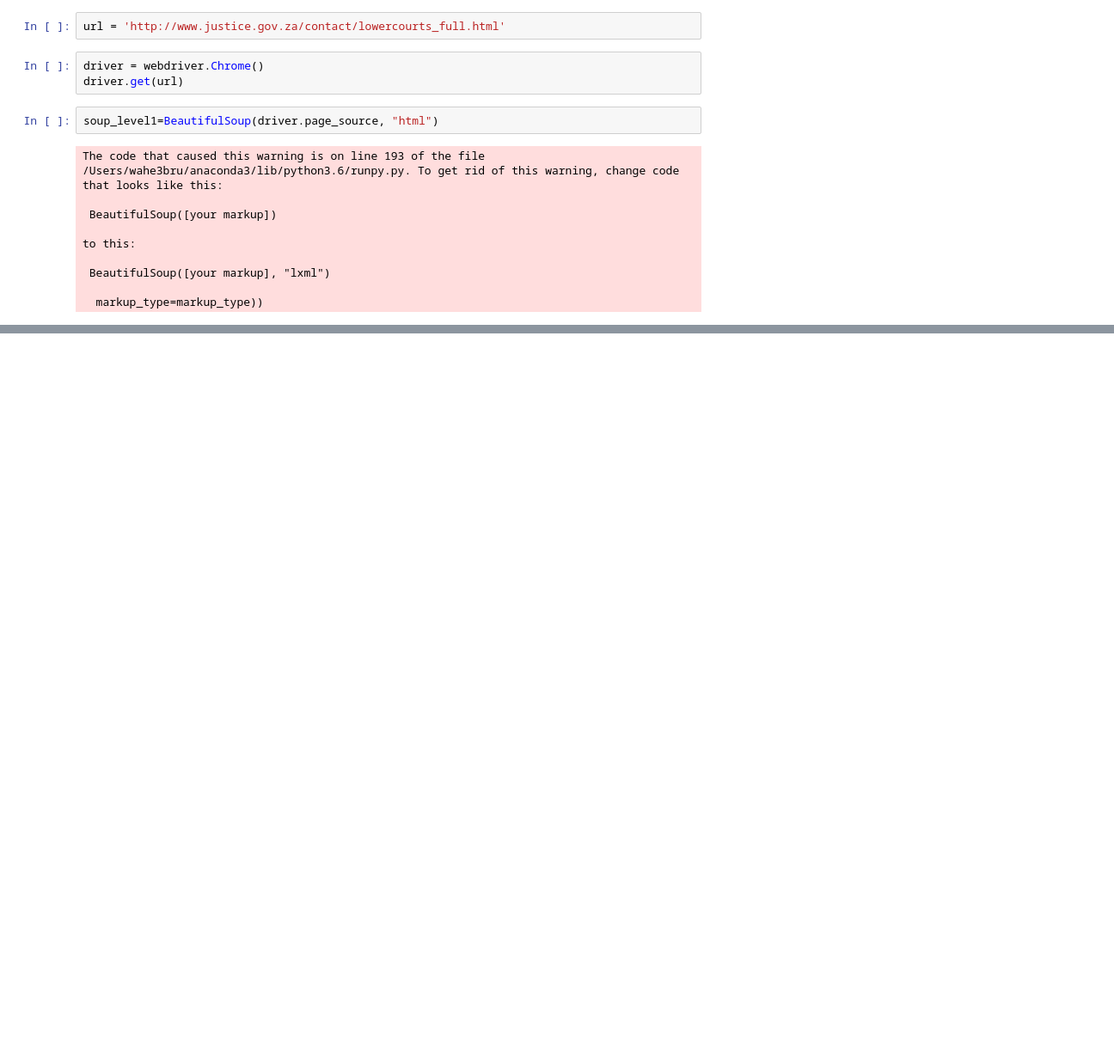
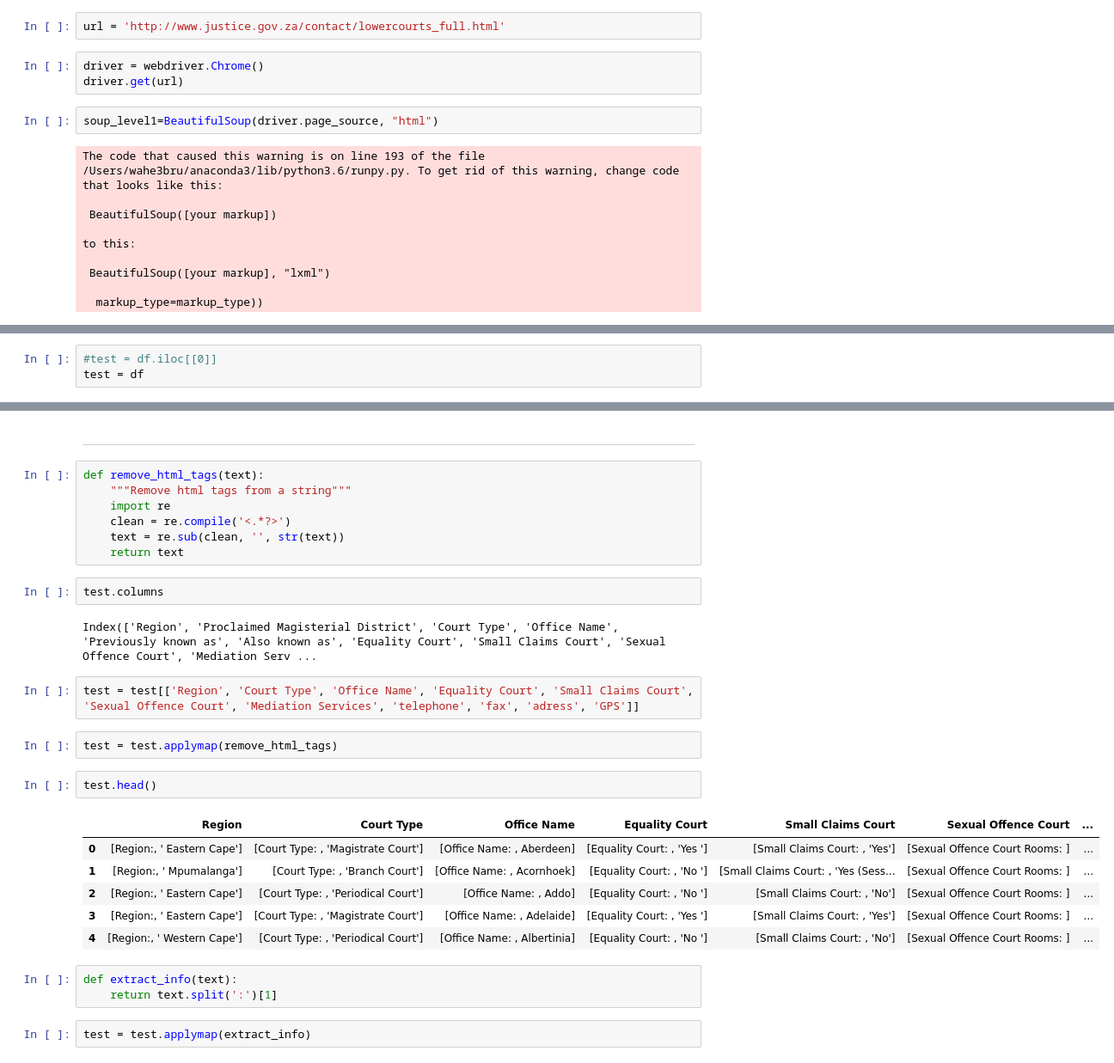
Before and after one commit to codebridge-za/seeking-shelter, a Jupyter notebook: data/courts/court_scraping.ipynb, the cells around one changed output, grey strips where cells are left out. Shown at 86% size. Cells and saved outputs as stored; diff of their text form; blank space fills up the shorter version.

```diff
--- a/data/courts/court_scraping.ipynb
+++ b/data/courts/court_scraping.ipynb
@@ -67,0 +84,3 @@ df.to_csv('courts_raw.csv', index=0)
+# %%
+#test = df.iloc[[0]]
+test = df
@@ -67,0 +96,31 @@ df.to_csv('courts_raw.csv', index=0)
+# %% [markdown]
+---
+# %%
+def remove_html_tags(text):
+    """Remove html tags from a string"""
+    import re
+    clean = re.compile('<.*?>')
+    text = re.sub(clean, '', str(text))
+    return text
+# %%
+test.columns
+# %% [output]
+Index(['Region', 'Proclaimed Magisterial District', 'Court Type', 'Office Name', 'Previously known as', 'Also known as', 'Equality Court', 'Small Claims Court', 'Sexual Offence Court', 'Mediation Serv ...
+# %%
+test = test[['Region', 'Court Type', 'Office Name', 'Equality Court', 'Small Claims Court', 'Sexual Offence Court', 'Mediation Services', 'telephone', 'fax', 'adress', 'GPS']]
+# %%
+test = test.applymap(remove_html_tags)
+# %%
+test.head()
+# %% [output]
+|  | Region | Court Type | Office Name | Equality Court | Small Claims Court | Sexual Offence Court | ... |
+| 0 | [Region:, ' Eastern Cape'] | [Court Type: , 'Magistrate Court'] | [Office Name: , Aberdeen] | [Equality Court: , 'Yes '] | [Small Claims Court: , 'Yes'] | [Sexual Offence Court Rooms: ] | ... |
+| 1 | [Region:, ' Mpumalanga'] | [Court Type: , 'Branch Court'] | [Office Name: , Acornhoek] | [Equality Court: , 'No '] | [Small Claims Court: , 'Yes (Sess... | [Sexual Offence Court Rooms: ] | ... |
+| 2 | [Region:, ' Eastern Cape'] | [Court Type: , 'Periodical Court'] | [Office Name: , Addo] | [Equality Court: , 'No '] | [Small Claims Court: , 'No'] | [Sexual Offence Court Rooms: ] | ... |
+| 3 | [Region:, ' Eastern Cape'] | [Court Type: , 'Magistrate Court'] | [Office Name: , Adelaide] | [Equality Court: , 'Yes '] | [Small Claims Court: , 'Yes'] | [Sexual Offence Court Rooms: ] | ... |
+| 4 | [Region:, ' Western Cape'] | [Court Type: , 'Periodical Court'] | [Office Name: , Albertinia] | [Equality Court: , 'No '] | [Small Claims Court: , 'No'] | [Sexual Offence Court Rooms: ] | ... |
+# %%
+def extract_info(text):
+    return text.split(':')[1]
+# %%
+test = test.applymap(extract_info)
```
Also changed, not shown: parts of 19 cells of this notebook, 2 other files.
